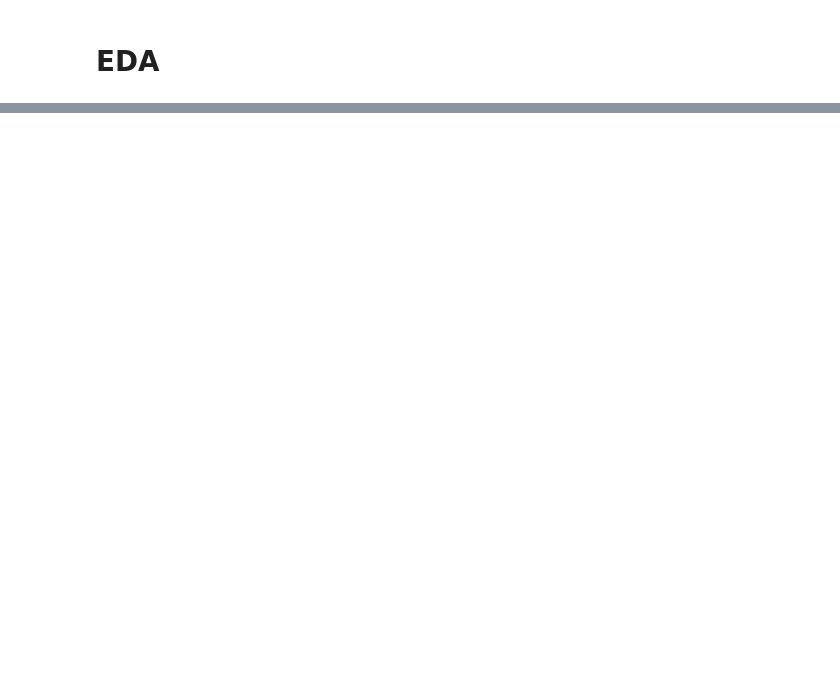
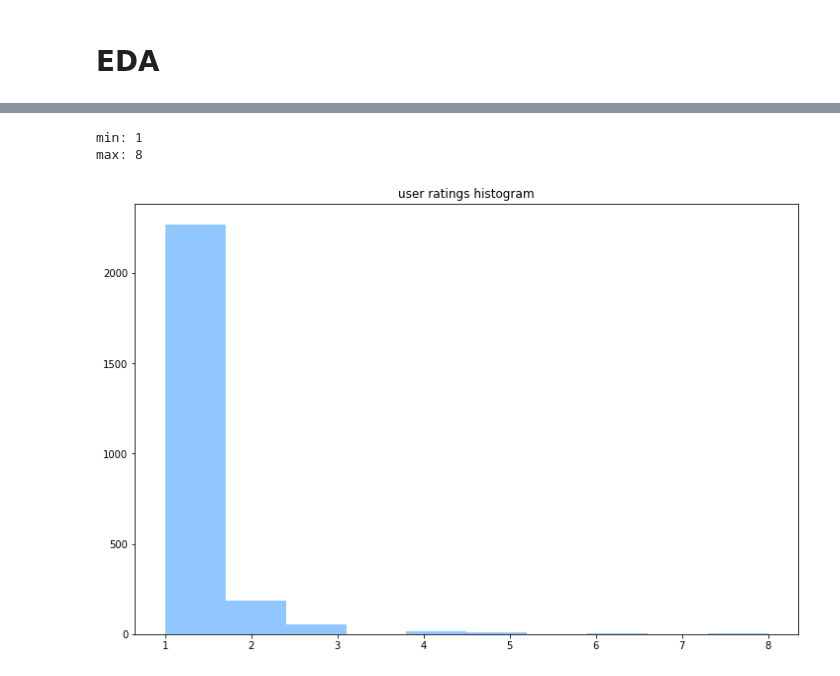
Before and after one commit to mik3up/yelp_recommender_old, a Jupyter notebook: src/EDA.ipynb, the cells around one changed output, grey strips where cells are left out. Saved outputs shown, nothing was run; the diff lists cells and outputs as text; code cells hidden in the pictures; blank space fills up the shorter version.

```diff
--- a/src/EDA.ipynb
+++ b/src/EDA.ipynb
@@ -178,0 +362,13 @@ df.groupby('city').count().sort_values(by=['business_id'], ascending=False)
+# %%
+user_rating_count = montreal_df.groupby('user_id').count()
+
+fig, ax = plt.subplots(1, figsize = (12, 8))
+a = ax.hist(user_rating_count['business_id'])
+a = ax.set_title('user ratings histogram')
+
+print('min: {}'.format(min(user_rating_count['business_id'])))
+print('max: {}'.format(max(user_rating_count['business_id'])))
+# %% [output]
+min: 1
+max: 8
+[figure, added]
```
Also changed, not shown: parts of 69 cells of this notebook, 1 other file.
